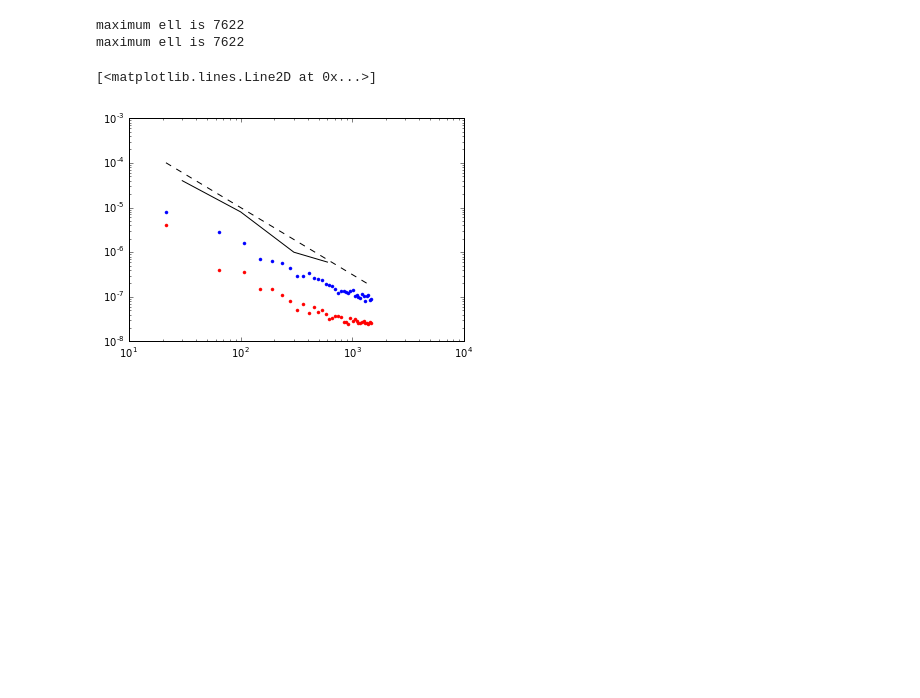
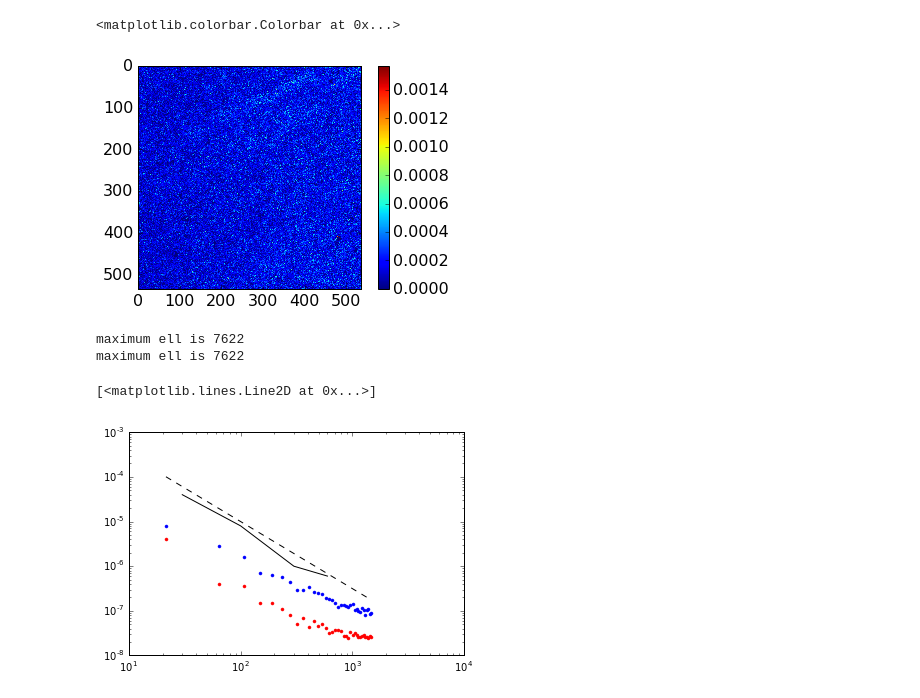
Before and after one commit to abrahamneben/21cmIRxcor, a Jupyter notebook: fg_xcor/mwa_and_ir_catalogs_xcor3.ipynb, the cells around one changed output. Drawn from its saved outputs; the diff is of its cells as text; code cells hidden in the pictures; blank space fills up the shorter version.

```diff
--- a/fg_xcor/mwa_and_ir_catalogs_xcor3.ipynb
+++ b/fg_xcor/mwa_and_ir_catalogs_xcor3.ipynb
@@ -81,3 +132,9 @@ maximum ell is 7622
+# %%
+plt.imshow(w2_qsoagn_img,interpolation='nearest')
+plt.colorbar()
+# %% [output]
+<matplotlib.colorbar.Colorbar at 0x...>
+[figure, added]
 # %%
 # compare with SDSS angular power spectrun
 
```
Also changed, not shown: parts of 5 cells of this notebook, 2 other files.
